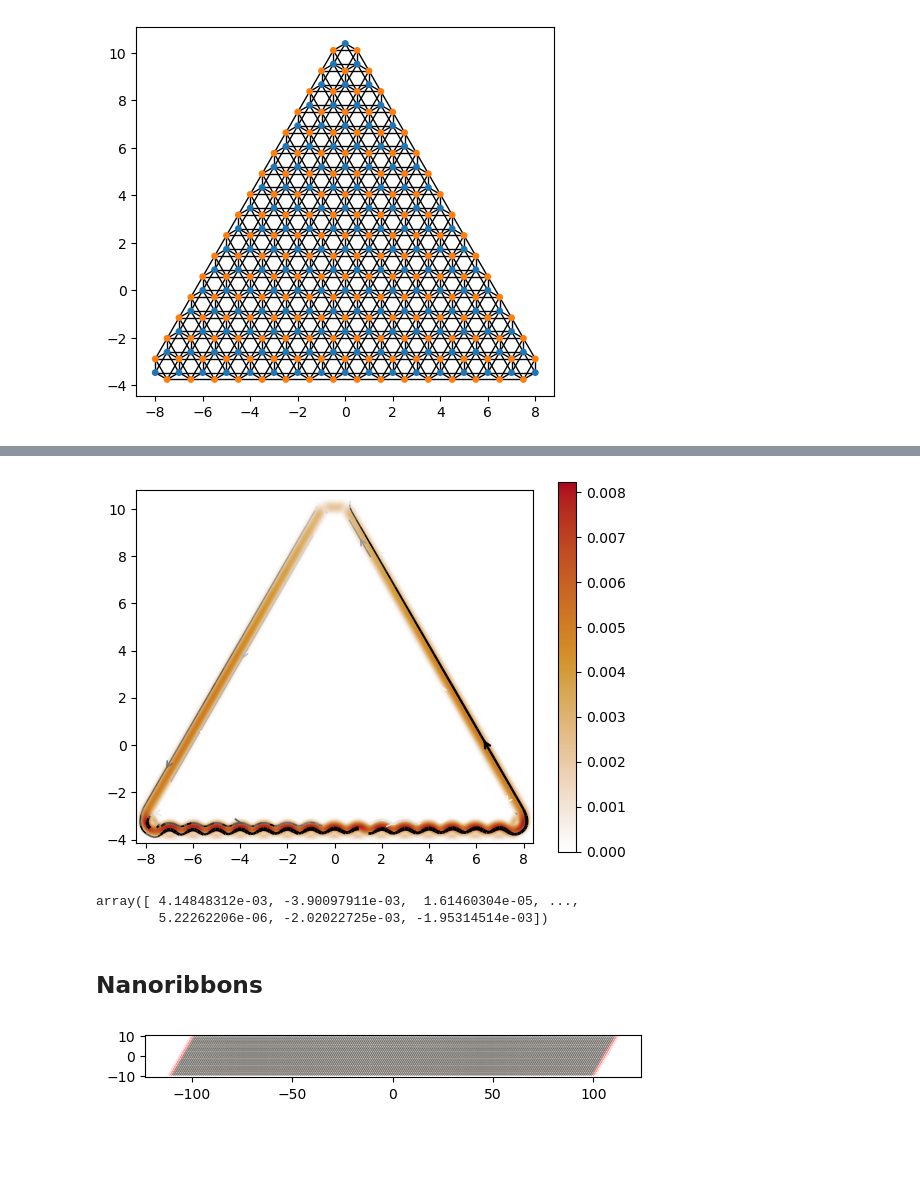
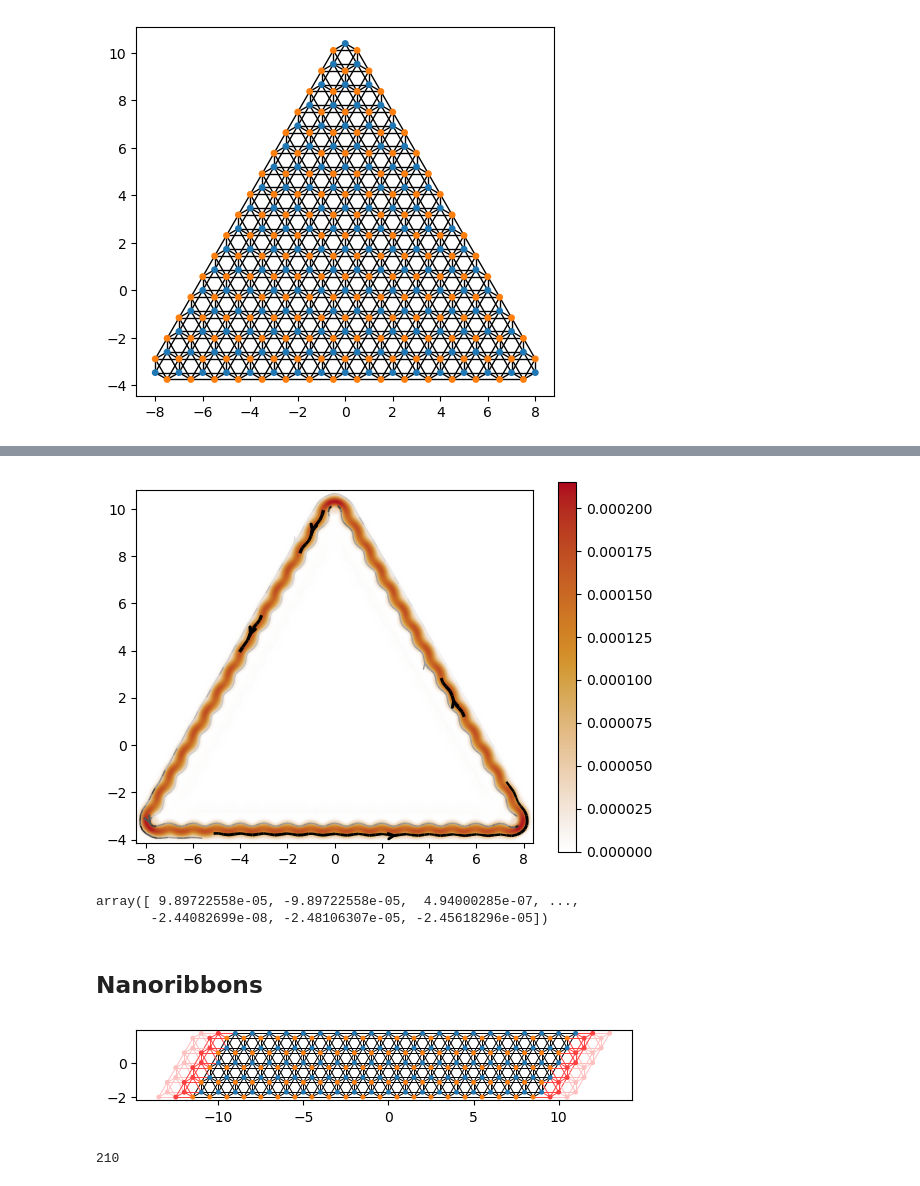
Before and after one commit to khaledoqab/Graphene_QD, a Jupyter notebook: seminar1.ipynb, the cells around one changed output, grey strips where cells are left out. Saved outputs shown, nothing was run; the diff lists cells and outputs as text; code cells hidden in the pictures; blank space fills up the shorter version.

```diff
--- a/seminar1.ipynb
+++ b/seminar1.ipynb
@@ -259,8 +259,8 @@ h = triangular_dot.hamiltonian_submatrix(params=dict(param = SimpleNamespace(B=0
 N = h.shape[0]
 # %%
-hamiltonian = Hamiltonian(h, N)
+hamiltonian = Hamiltonian(h, norb=2)
 hamiltonian.solve(return_eigenvectors=True)
 energies = hamiltonian.get_eigenvalues()
-plt.scatter(range(N-2), energies)
+plt.scatter(range(N-4), energies)
 plt.show()
 # %% [output]
@@ -272,9 +272,10 @@ array([159])
 # %%
-state = np.zeros_like(hamiltonian.get_eigenstate(44))
+state = np.zeros_like(hamiltonian.get_eigenstate(44, orb=2))
 for ind in hamiltonian.zero_energy():
-    state += hamiltonian.get_eigenstate(ind)
+    state += hamiltonian.get_eigenstate(ind, orb=1)
 if not np.allclose(state, 0): state /=np.sqrt(len(hamiltonian.zero_energy()))
-if np.allclose(state, 0): state = hamiltonian.get_eigenstate(160)
+if np.allclose(state, 0): state = hamiltonian.get_eigenstate(320, orb=1)
+
 kwant.plotter.map(triangular_dot, np.abs(state)**2, oversampling=10)
 plt.show()
 # %% [output]
@@ -281,0 +284,7 @@ plt.show()
+# %%
+state1 = hamiltonian.get_eigenstate(320, orb=1)
+state2 = hamiltonian.get_eigenstate(321, orb=2)
+kwant.plotter.map(triangular_dot, np.abs(state1)**2, oversampling=10)
+plt.show()
+kwant.plotter.map(triangular_dot, np.abs(state2)**2, oversampling=10)
+plt.show()
@@ -282,24 +294,29 @@ plt.show()
+# %%
+current_plot_state = np.zeros([len(state1)+ len(state2)])*0.0j
+current_plot_state[::2] = state1
+current_plot_state[1::2] = state2
 # %%
 # calculate the current
 def calculate_current(sys, state, param, plot=False):
-    current = kwant.operator.Current(sys)
+    current = kwant.operator.Current(sys, sigma_0)
     i = current(state, params=dict(param=param))
     if plot:
         kwant.plotter.current(sys, i)
         plt.show()
     return i
 
-calculate_current(triangular_dot, state, SimpleNamespace(B=0.2, t_prime=0.05), plot=True)
+calculate_current(triangular_dot, current_plot_state, SimpleNamespace(B=0.0, t_prime=0.05), plot=True)
 # %% [output]
-[figure, old version]
+[figure, new version]
-array([ 4.14848312e-03, -3.90097911e-03,  1.61460304e-05, ...,
-        5.22262206e-06, -2.02022725e-03, -1.95314514e-03])
+array([ 9.89722558e-05, -9.89722558e-05,  4.94000285e-07, ...,
+       -2.44082699e-08, -2.48106307e-05, -2.45618296e-05])
 # %% [markdown]
 ## Nanoribbons
 # %%
 # create a nanoribbon
-ribbon = create_graphene_nanoribbon(10, 100, 1.0, 1)
+ribbon = create_graphene_nanoribbon(2.2, 10, 1.0, 2)
 kwant.plot(ribbon)
 plt.show()
+ribbon = ribbon.finalized()
 # %% [output]
-[figure, old version]
+[figure, new version]
@@ -307,0 +323,4 @@ ribbon = ribbon.finalized()
+# %%
+len(ribbon.sites)
+# %% [output]
+210
```
Also changed, not shown: parts of 22 cells of this notebook.
